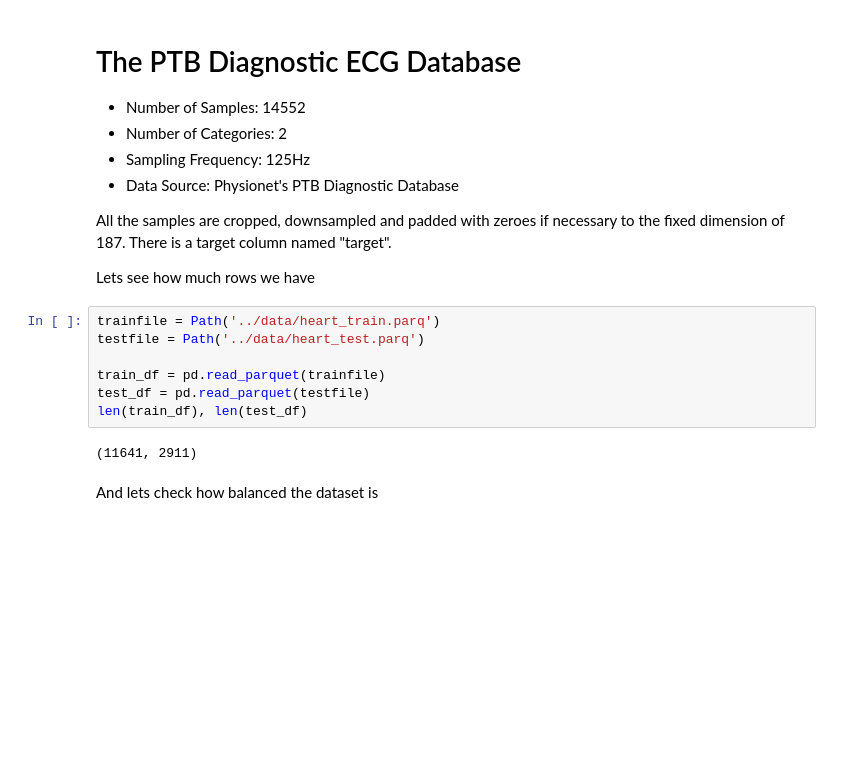
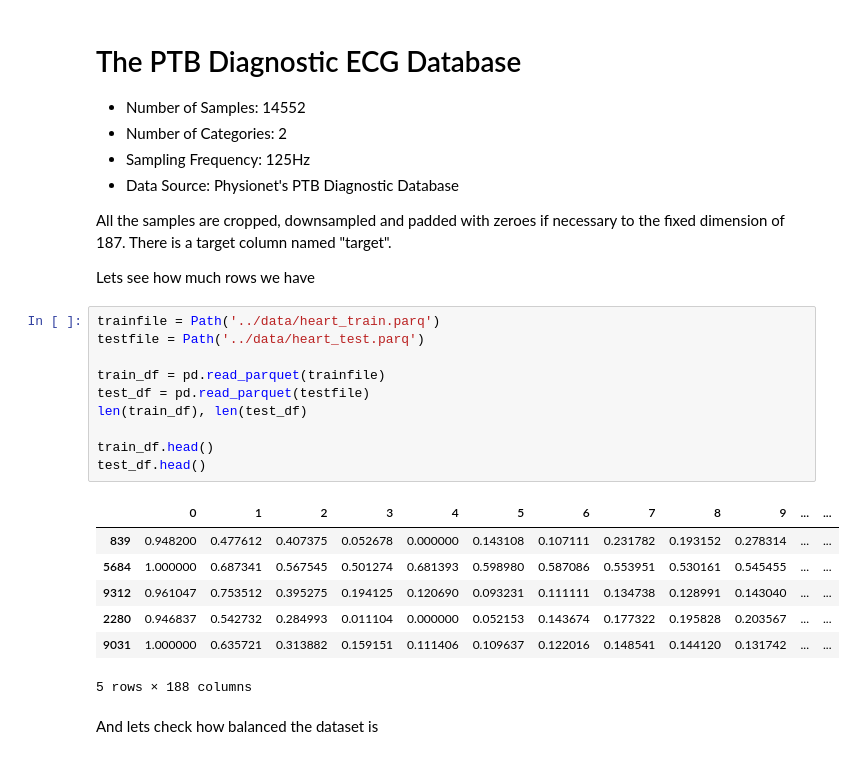
Before and after one commit to FalcovdH/MADS-exam-24-FalcovdHoogen, a Jupyter notebook: notebooks/01_explore-heart.ipynb, the cells around one changed output. Saved outputs shown, nothing was run; the diff lists cells and outputs as text; blank space fills up the shorter version.

Commit message:
trainen vervolg

```diff
--- a/notebooks/01_explore-heart.ipynb
+++ b/notebooks/01_explore-heart.ipynb
@@ -16,12 +16,21 @@ Lets see how much rows we have
 # %%
 trainfile = Path('../data/heart_train.parq')
 testfile = Path('../data/heart_test.parq')
 
 train_df = pd.read_parquet(trainfile)
 test_df = pd.read_parquet(testfile)
 len(train_df), len(test_df)
+
+train_df.head()
+test_df.head()
 # %% [output]
+|  | 0 | 1 | 2 | 3 | 4 | 5 | 6 | 7 | 8 | 9 | ... | ... |
+| 839 | 0.948200 | 0.477612 | 0.407375 | 0.052678 | 0.000000 | 0.143108 | 0.107111 | 0.231782 | 0.193152 | 0.278314 | ... | ... |
+| 5684 | 1.000000 | 0.687341 | 0.567545 | 0.501274 | 0.681393 | 0.598980 | 0.587086 | 0.553951 | 0.530161 | 0.545455 | ... | ... |
+| 9312 | 0.961047 | 0.753512 | 0.395275 | 0.194125 | 0.120690 | 0.093231 | 0.111111 | 0.134738 | 0.128991 | 0.143040 | ... | ... |
+| 2280 | 0.946837 | 0.542732 | 0.284993 | 0.011104 | 0.000000 | 0.052153 | 0.143674 | 0.177322 | 0.195828 | 0.203567 | ... | ... |
+| 9031 | 1.000000 | 0.635721 | 0.313882 | 0.159151 | 0.111406 | 0.109637 | 0.122016 | 0.148541 | 0.144120 | 0.131742 | ... | ... |
-(11641, 2911)
+5 rows × 188 columns
 # %% [markdown]
 And lets check how balanced the dataset is
 # %%
```
Also changed, not shown: 24 other files.
